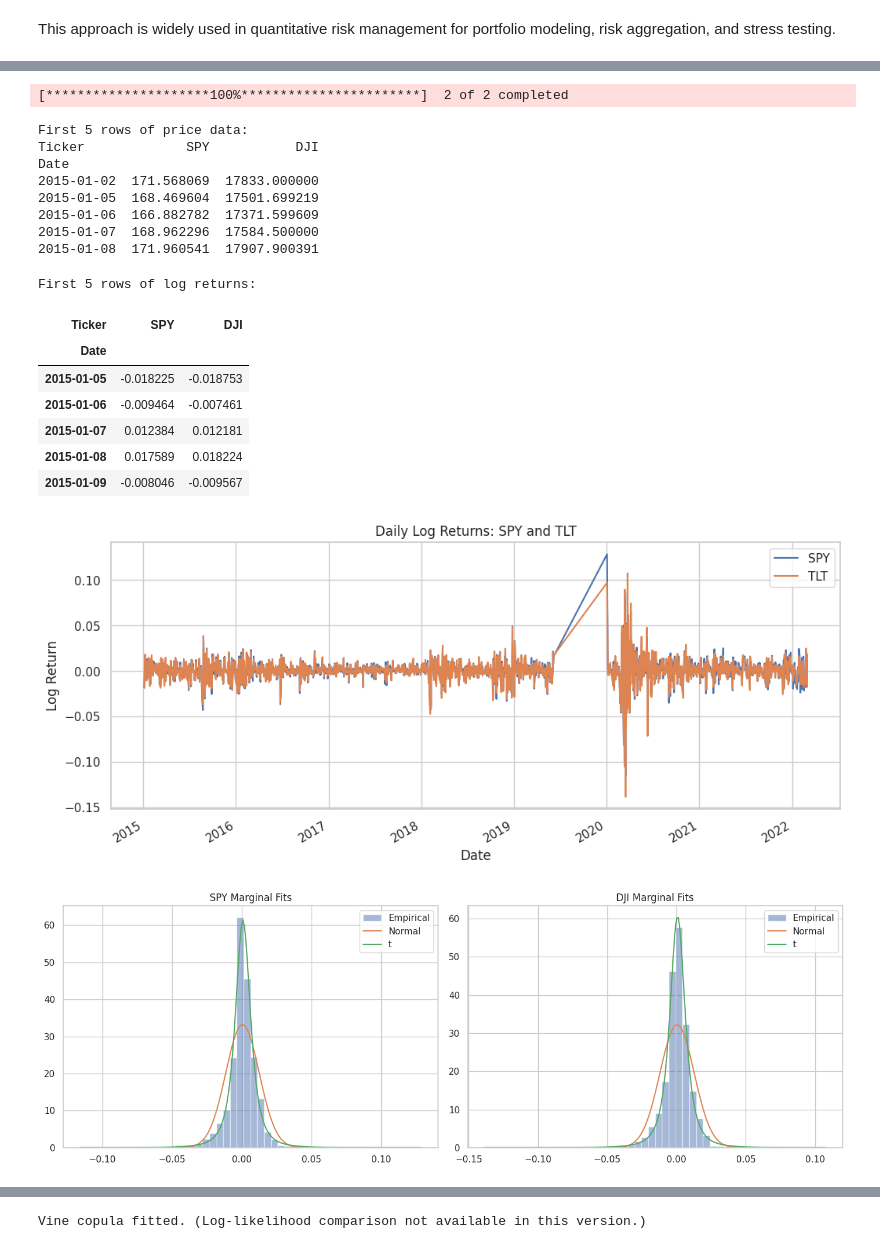
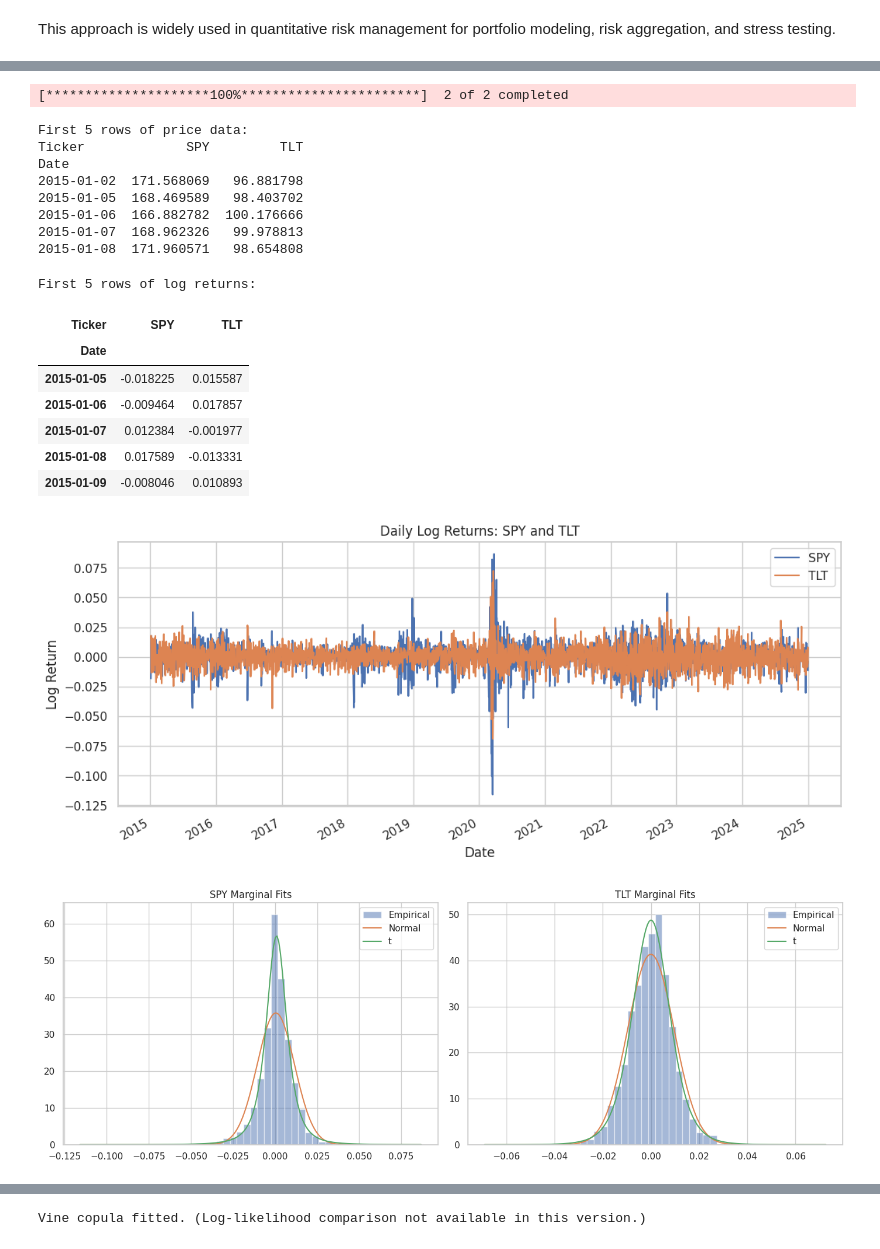
Before and after one commit to KadenC2026/2024-2025-Summer-Research, a Jupyter notebook: Sp500analysis.ipynb, the cells around one changed output, grey strips where cells are left out. Saved outputs shown, nothing was run; the diff lists cells and outputs as text; code cells hidden in the pictures.

```diff
--- a/Sp500analysis.ipynb
+++ b/Sp500analysis.ipynb
@@ -56,12 +56,12 @@ Requirement already satisfied: six>=1.5 in /usr/local/lib/python3.11/dist-packag
 # %%
 # 2. Download and Prepare Data
-# Download S&P 500 (SPY) and Dow Jones Industrial Average (DJI) data
-symbols = ['SPY', 'DJI']
+# Download S&P 500 (SPY) and Bond ETF (TLT) data
+symbols = ['SPY', 'TLT']
 raw_data = yf.download(symbols, start='2015-01-01', end='2025-01-01')
 
 # Handle both single and multi-index columns for robustness
 if isinstance(raw_data.columns, pd.MultiIndex):
-    # Use 'Close' prices for both SPY and DJI
+    # Use 'Close' prices for both SPY and TLT
     data = raw_data['Close'][symbols]
 else:
     data = raw_data[['Close']]
@@ -72,13 +72,13 @@ print(data.head())
 # %% [output]
 [*********************100%***********************]  2 of 2 completed
 First 5 rows of price data:
-Ticker             SPY           DJI
+Ticker             SPY         TLT
 Date
-2015-01-02  171.568069  17833.000000
-2015-01-05  168.469604  17501.699219
-2015-01-06  166.882782  17371.599609
-2015-01-07  168.962296  17584.500000
-2015-01-08  171.960541  17907.900391
+2015-01-02  171.568069   96.881798
+2015-01-05  168.469589   98.403702
+2015-01-06  166.882782  100.176666
+2015-01-07  168.962326   99.978813
+2015-01-08  171.960571   98.654808
 # %%
 # 3. Calculate Daily Log Returns
 
@@ -91,44 +91,44 @@ print('First 5 rows of log returns:')
 returns.head()
 # %% [output]
 First 5 rows of log returns:
-| Ticker | SPY | DJI |
+| Ticker | SPY | TLT |
 | Date |  |  |
-| 2015-01-05 | -0.018225 | -0.018753 |
-| 2015-01-06 | -0.009464 | -0.007461 |
-| 2015-01-07 | 0.012384 | 0.012181 |
-| 2015-01-08 | 0.017589 | 0.018224 |
-| 2015-01-09 | -0.008046 | -0.009567 |
+| 2015-01-05 | -0.018225 | 0.015587 |
+| 2015-01-06 | -0.009464 | 0.017857 |
+| 2015-01-07 | 0.012384 | -0.001977 |
+| 2015-01-08 | 0.017589 | -0.013331 |
+| 2015-01-09 | -0.008046 | 0.010893 |
 # %%
 # 4. Visualize Daily Log Returns
 plt.figure(figsize=(12, 5))
 returns.plot(ax=plt.gca())
-plt.title('Daily Log Returns: SPY and DJI')
+plt.title('Daily Log Returns: SPY and TLT')
 plt.ylabel('Log Return')
 plt.xlabel('Date')
-plt.legend(['SPY', 'DJI'])
+plt.legend(['SPY', 'TLT'])
 plt.show()
 # %% [output]
-[figure, old version]
+[figure, new version]
 # %%
 # 5. Fit Marginal Distributions (Normal, t, Empirical CDF)
 fig, axes = plt.subplots(1, 2, figsize=(14, 5))
-for i, asset in enumerate(['SPY', 'DJI']):
+for i, asset in enumerate(['SPY', 'TLT']):
     x = returns[asset]
     # Plot histogram
     axes[i].hist(x, bins=50, density=True, alpha=0.5, label='Empirical')
     # Fit normal distribution
     mu, sigma = stats.norm.fit(x)
     xx = np.linspace(x.min(), x.max(), 200)
     axes[i].plot(xx, stats.norm.pdf(xx, mu, sigma), label='Normal')
     # Fit t distribution
     t_params = stats.t.fit(x)
     axes[i].plot(xx, stats.t.pdf(xx, *t_params), label='t')
     axes[i].set_title(f'{asset} Marginal Fits')
     axes[i].legend()
 plt.tight_layout()
 plt.show()
 # %% [output]
-[figure, old version]
+[figure, new version]
 # %%
 # 6. Transform Returns to Uniform Scale (Pseudo-Observations)
 
```
Also changed, not shown: parts of 5 cells of this notebook.
